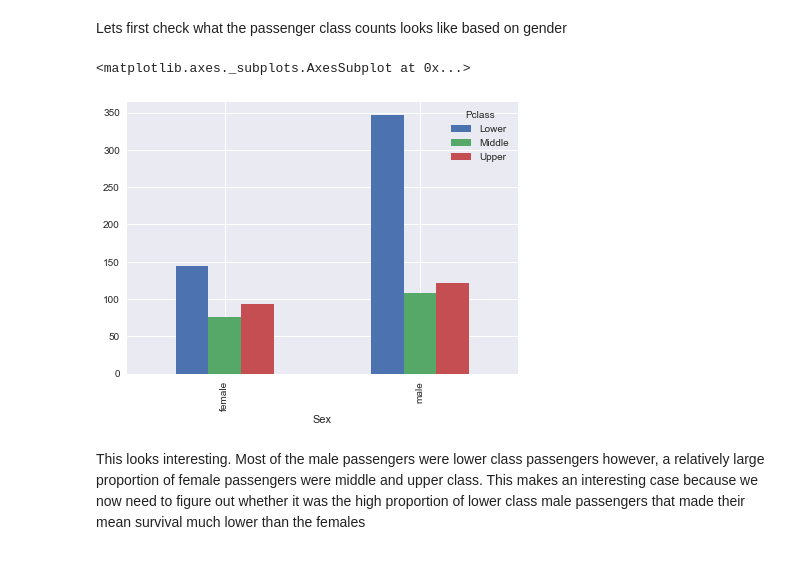
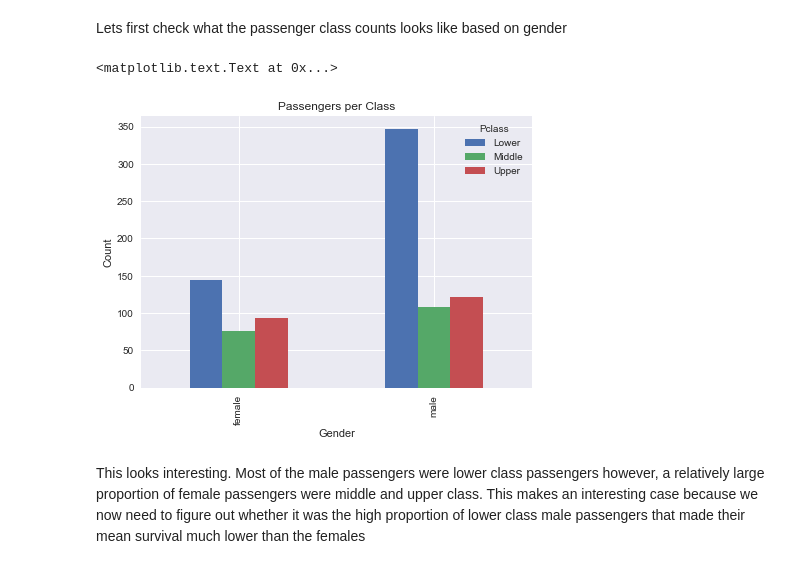
Before and after one commit to salarather/titanic-data-analysis, a Jupyter notebook: titanic-analysis.ipynb, the cells around one changed output. Cells and saved outputs as stored; diff of their text form; code cells hidden in the pictures.

Commit message:
added comments and fixed plots

```diff
--- a/titanic-analysis.ipynb
+++ b/titanic-analysis.ipynb
@@ -79,0 +98,6 @@ data = data.drop('Cabin', 1)
+# %%
+# replace the keys for embarked data with the actual name of the port
+data["Embarked"].replace({'C':'Cherbourg', 'Q':'Queenstown', 'S':'Southhampton'}, inplace=True)
+# %%
+# replace keys for class data with the relevant class name, 'Upper' for 1, 'Middle' for 2 and 'Lower' for 3
+data["Pclass"].replace({1:"Upper", 2:"Middle",3:"Lower"}, inplace = True)
@@ -93,24 +128,0 @@ Succesfully dropped the cabin column
-# %%
-def full_port_name(data):
-    if data == "C":
-        return "Cherbourg"
-    elif data == "Q":
-        return "Queenstown"
-    elif data == "S":
-        return "Southhampton"
-    else:
-        return data
-
-data["Embarked"] = data["Embarked"].apply(full_port_name)
-# %%
-def full_class_name(data):
-    if data == 1:
-        return "Upper"
-    elif data == 2:
-        return "Middle"
-    elif data == 3:
-        return "Lower"
-    else:
-        return pclass
-
-data["Pclass"] = data["Pclass"].apply(full_class_name)
@@ -270,12 +283,15 @@ Lets first check what the passenger class counts looks like based on gender
 # %% [markdown]
 Lets first check what the passenger class counts looks like based on gender
 # %%
+# display the total number of passengers for each class categorized into males and females
 sex_pclass_data = data.groupby(['Sex','Pclass']).size()
 sex_pclass_data = sex_pclass_data.unstack()
-sex_pclass_data.plot(kind='bar', figsize = (7,5))
+plot = sex_pclass_data.plot(title = "Passengers per Class", kind='bar', figsize = (7,5))
+plot.set_ylabel("Count")
+plot.set_xlabel("Gender")
 # %% [output]
-<matplotlib.axes._subplots.AxesSubplot at 0x...>
+<matplotlib.text.Text at 0x...>
-[figure, old version]
+[figure, new version]
 # %% [markdown]
 This looks interesting. Most of the male passengers were lower class passengers however, a relatively large proportion of female passengers were middle and upper class. This makes an interesting case because we now need to figure out whether it was the high proportion of lower class male passengers that made their mean survival much lower than the females
 # %% [markdown]
```
Also changed, not shown: parts of 53 cells of this notebook.
